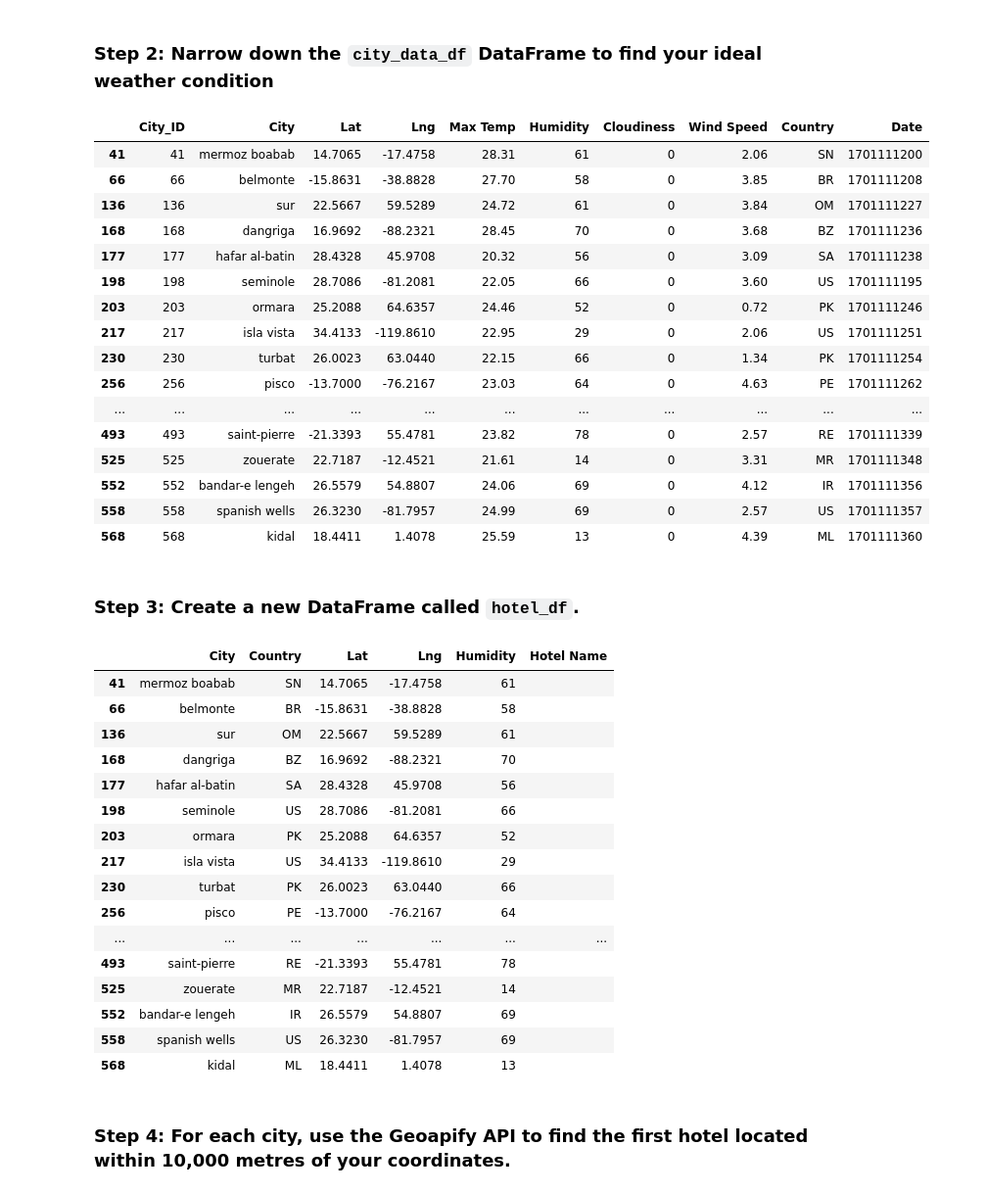
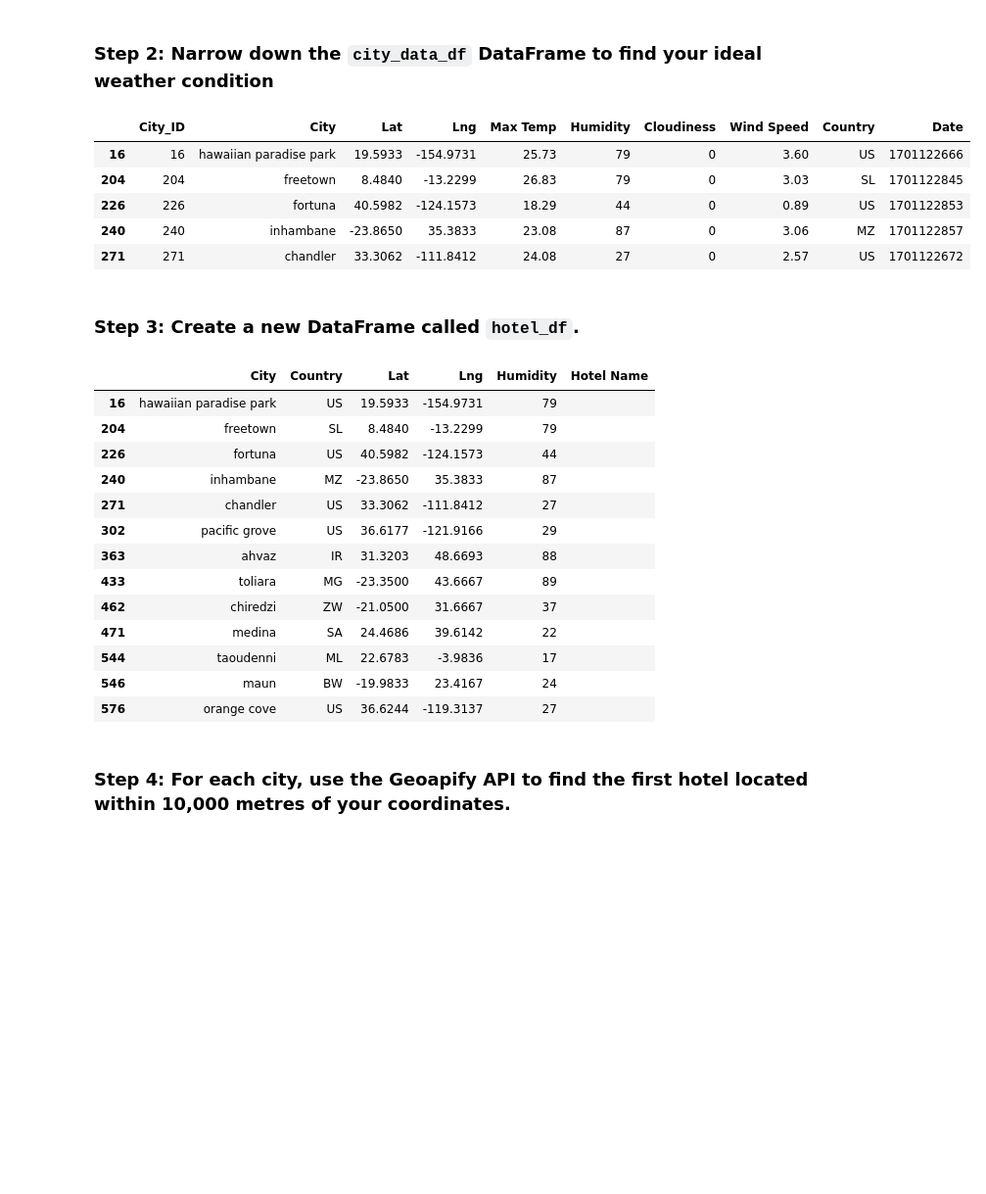
Before and after one commit to meehal0203/Python-api-challenge, a Jupyter notebook: WeatherPy/VacationPy.ipynb, the cells around one changed output. Shown at 98% size. Drawn from its saved outputs; the diff is of its cells as text; code cells hidden in the pictures; blank space fills up the shorter version.

```diff
--- a/WeatherPy/VacationPy.ipynb
+++ b/WeatherPy/VacationPy.ipynb
@@ -56,33 +56,21 @@ map_plot_1
 # %%
 # Narrow down cities that fit criteria and drop any results with null values
 city_data_df = city_data_df.loc[(city_data_df["Max Temp"] < 29) &
-                        (city_data_df["Max Temp"] > 20
-                        )]
-city_data_df = city_data_df.loc[(city_data_df["Wind Speed"] < 5.5)]
+                        (city_data_df["Max Temp"] > 18)]
+city_data_df = city_data_df.loc[(city_data_df["Wind Speed"] < 4.5)]
 city_data_df = city_data_df.loc[(city_data_df["Cloudiness"] == 0)]
 # Drop any rows with null values
 city_data_df = city_data_df.dropna()
 
 # Display sample data
-city_data_df
+city_data_df.head()
 # %% [output]
 |  | City_ID | City | Lat | Lng | Max Temp | Humidity | Cloudiness | Wind Speed | Country | Date |
-| 41 | 41 | mermoz boabab | 14.7065 | -17.4758 | 28.31 | 61 | 0 | 2.06 | SN | 1701111200 |
-| 66 | 66 | belmonte | -15.8631 | -38.8828 | 27.70 | 58 | 0 | 3.85 | BR | 1701111208 |
-| 136 | 136 | sur | 22.5667 | 59.5289 | 24.72 | 61 | 0 | 3.84 | OM | 1701111227 |
-| 168 | 168 | dangriga | 16.9692 | -88.2321 | 28.45 | 70 | 0 | 3.68 | BZ | 1701111236 |
-| 177 | 177 | hafar al-batin | 28.4328 | 45.9708 | 20.32 | 56 | 0 | 3.09 | SA | 1701111238 |
-| 198 | 198 | seminole | 28.7086 | -81.2081 | 22.05 | 66 | 0 | 3.60 | US | 1701111195 |
-| 203 | 203 | ormara | 25.2088 | 64.6357 | 24.46 | 52 | 0 | 0.72 | PK | 1701111246 |
-| 217 | 217 | isla vista | 34.4133 | -119.8610 | 22.95 | 29 | 0 | 2.06 | US | 1701111251 |
-| 230 | 230 | turbat | 26.0023 | 63.0440 | 22.15 | 66 | 0 | 1.34 | PK | 1701111254 |
-| 256 | 256 | pisco | -13.7000 | -76.2167 | 23.03 | 64 | 0 | 4.63 | PE | 1701111262 |
-| ... | ... | ... | ... | ... | ... | ... | ... | ... | ... | ... |
-| 493 | 493 | saint-pierre | -21.3393 | 55.4781 | 23.82 | 78 | 0 | 2.57 | RE | 1701111339 |
-| 525 | 525 | zouerate | 22.7187 | -12.4521 | 21.61 | 14 | 0 | 3.31 | MR | 1701111348 |
-| 552 | 552 | bandar-e lengeh | 26.5579 | 54.8807 | 24.06 | 69 | 0 | 4.12 | IR | 1701111356 |
-| 558 | 558 | spanish wells | 26.3230 | -81.7957 | 24.99 | 69 | 0 | 2.57 | US | 1701111357 |
-| 568 | 568 | kidal | 18.4411 | 1.4078 | 25.59 | 13 | 0 | 4.39 | ML | 1701111360 |
+| 16 | 16 | hawaiian paradise park | 19.5933 | -154.9731 | 25.73 | 79 | 0 | 3.60 | US | 1701122666 |
+| 204 | 204 | freetown | 8.4840 | -13.2299 | 26.83 | 79 | 0 | 3.03 | SL | 1701122845 |
+| 226 | 226 | fortuna | 40.5982 | -124.1573 | 18.29 | 44 | 0 | 0.89 | US | 1701122853 |
+| 240 | 240 | inhambane | -23.8650 | 35.3833 | 23.08 | 87 | 0 | 3.06 | MZ | 1701122857 |
+| 271 | 271 | chandler | 33.3062 | -111.8412 | 24.08 | 27 | 0 | 2.57 | US | 1701122672 |
 # %% [markdown]
 
 ### Step 3: Create a new DataFrame called `hotel_df`.
@@ -107,22 +95,19 @@ hotel_df["Hotel Name"] = " "
 hotel_df
 # %% [output]
 |  | City | Country | Lat | Lng | Humidity | Hotel Name |
-| 41 | mermoz boabab | SN | 14.7065 | -17.4758 | 61 |  |
-| 66 | belmonte | BR | -15.8631 | -38.8828 | 58 |  |
-| 136 | sur | OM | 22.5667 | 59.5289 | 61 |  |
-| 168 | dangriga | BZ | 16.9692 | -88.2321 | 70 |  |
-| 177 | hafar al-batin | SA | 28.4328 | 45.9708 | 56 |  |
-| 198 | seminole | US | 28.7086 | -81.2081 | 66 |  |
-| 203 | ormara | PK | 25.2088 | 64.6357 | 52 |  |
-| 217 | isla vista | US | 34.4133 | -119.8610 | 29 |  |
-| 230 | turbat | PK | 26.0023 | 63.0440 | 66 |  |
-| 256 | pisco | PE | -13.7000 | -76.2167 | 64 |  |
-| ... | ... | ... | ... | ... | ... | ... |
-| 493 | saint-pierre | RE | -21.3393 | 55.4781 | 78 |  |
-| 525 | zouerate | MR | 22.7187 | -12.4521 | 14 |  |
-| 552 | bandar-e lengeh | IR | 26.5579 | 54.8807 | 69 |  |
-| 558 | spanish wells | US | 26.3230 | -81.7957 | 69 |  |
-| 568 | kidal | ML | 18.4411 | 1.4078 | 13 |  |
+| 16 | hawaiian paradise park | US | 19.5933 | -154.9731 | 79 |  |
+| 204 | freetown | SL | 8.4840 | -13.2299 | 79 |  |
+| 226 | fortuna | US | 40.5982 | -124.1573 | 44 |  |
+| 240 | inhambane | MZ | -23.8650 | 35.3833 | 87 |  |
+| 271 | chandler | US | 33.3062 | -111.8412 | 27 |  |
+| 302 | pacific grove | US | 36.6177 | -121.9166 | 29 |  |
+| 363 | ahvaz | IR | 31.3203 | 48.6693 | 88 |  |
+| 433 | toliara | MG | -23.3500 | 43.6667 | 89 |  |
+| 462 | chiredzi | ZW | -21.0500 | 31.6667 | 37 |  |
+| 471 | medina | SA | 24.4686 | 39.6142 | 22 |  |
+| 544 | taoudenni | ML | 22.6783 | -3.9836 | 17 |  |
+| 546 | maun | BW | -19.9833 | 23.4167 | 24 |  |
+| 576 | orange cove | US | 36.6244 | -119.3137 | 27 |  |
 # %% [markdown]
 ### Step 4: For each city, use the Geoapify API to find the first hotel located within 10,000 metres of your coordinates.
 # %%
```
Also changed, not shown: parts of 2 cells of this notebook, 6 other files.
